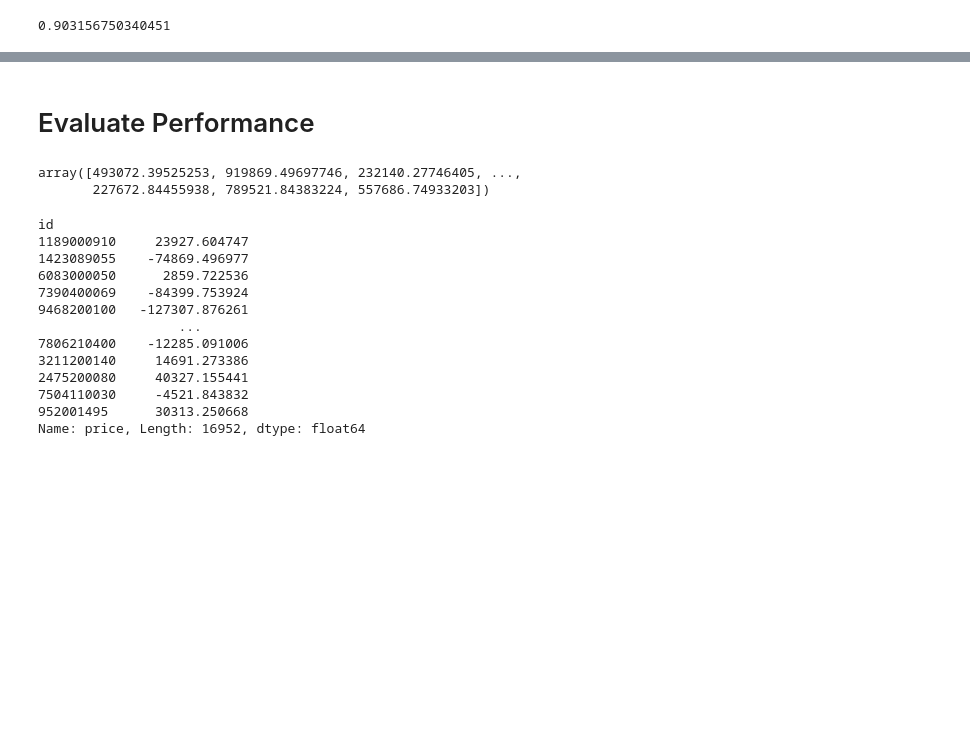
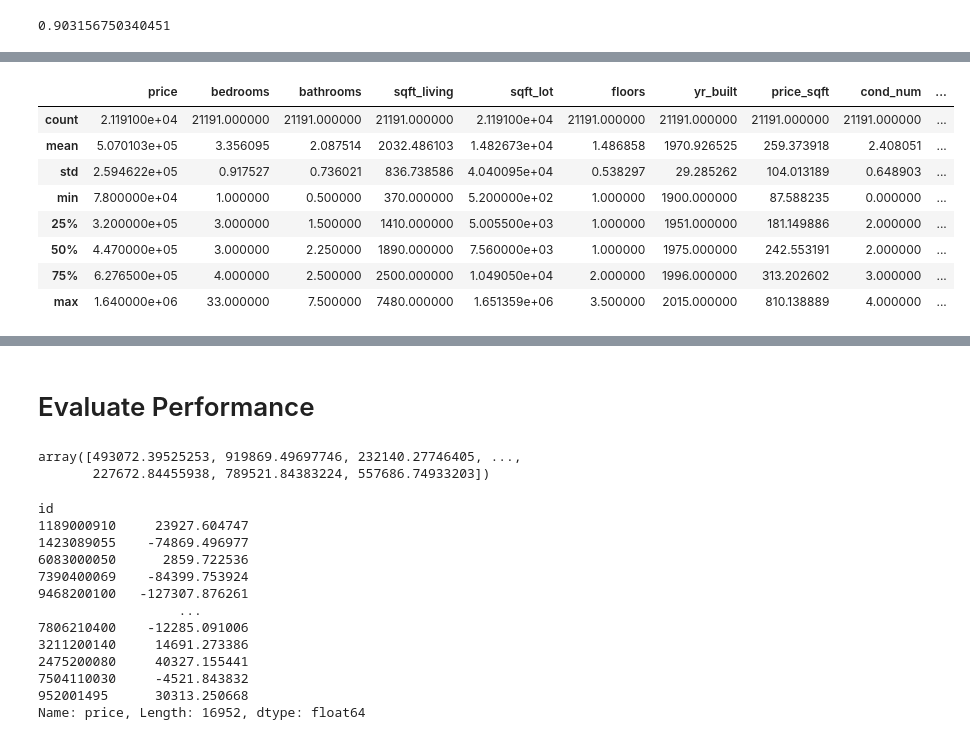
Before and after one commit to btbruno20/Analyzing-King-County-Housing, a Jupyter notebook: king_main.ipynb, the cells around one changed output, grey strips where cells are left out. Saved outputs shown, nothing was run; the diff lists cells and outputs as text; code cells hidden in the pictures; blank space fills up the shorter version.

```diff
--- a/king_main.ipynb
+++ b/king_main.ipynb
@@ -335 +315,13 @@ baseline_constant7 = train_kch[['sqft_living', 'grade_num_cat', 'price_sqft']]
+# %%
+df.describe()
+# %% [output]
+|  | price | bedrooms | bathrooms | sqft_living | sqft_lot | floors | yr_built | price_sqft | cond_num | ... |
+| count | 2.119100e+04 | 21191.000000 | 21191.000000 | 21191.000000 | 2.119100e+04 | 21191.000000 | 21191.000000 | 21191.000000 | 21191.000000 | ... |
+| mean | 5.070103e+05 | 3.356095 | 2.087514 | 2032.486103 | 1.482673e+04 | 1.486858 | 1970.926525 | 259.373918 | 2.408051 | ... |
+| std | 2.594622e+05 | 0.917527 | 0.736021 | 836.738586 | 4.040095e+04 | 0.538297 | 29.285262 | 104.013189 | 0.648903 | ... |
+| min | 7.800000e+04 | 1.000000 | 0.500000 | 370.000000 | 5.200000e+02 | 1.000000 | 1900.000000 | 87.588235 | 0.000000 | ... |
+| 25% | 3.200000e+05 | 3.000000 | 1.500000 | 1410.000000 | 5.005500e+03 | 1.000000 | 1951.000000 | 181.149886 | 2.000000 | ... |
+| 50% | 4.470000e+05 | 3.000000 | 2.250000 | 1890.000000 | 7.560000e+03 | 1.000000 | 1975.000000 | 242.553191 | 2.000000 | ... |
+| 75% | 6.276500e+05 | 4.000000 | 2.500000 | 2500.000000 | 1.049050e+04 | 2.000000 | 1996.000000 | 313.202602 | 3.000000 | ... |
+| max | 1.640000e+06 | 33.000000 | 7.500000 | 7480.000000 | 1.651359e+06 | 3.500000 | 2015.000000 | 810.138889 | 4.000000 | ... |
 # %%
```
Also changed, not shown: parts of 29 cells of this notebook.
